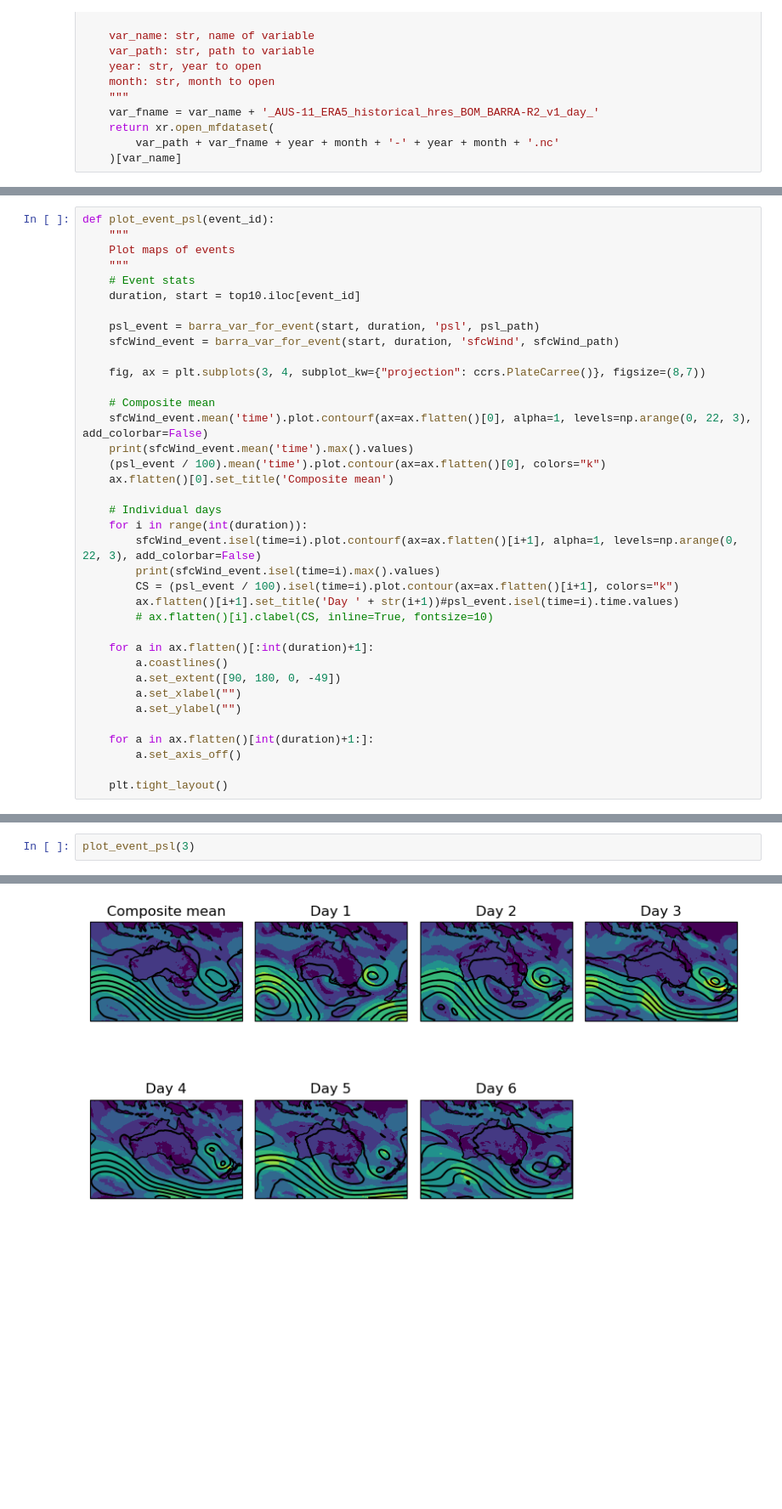
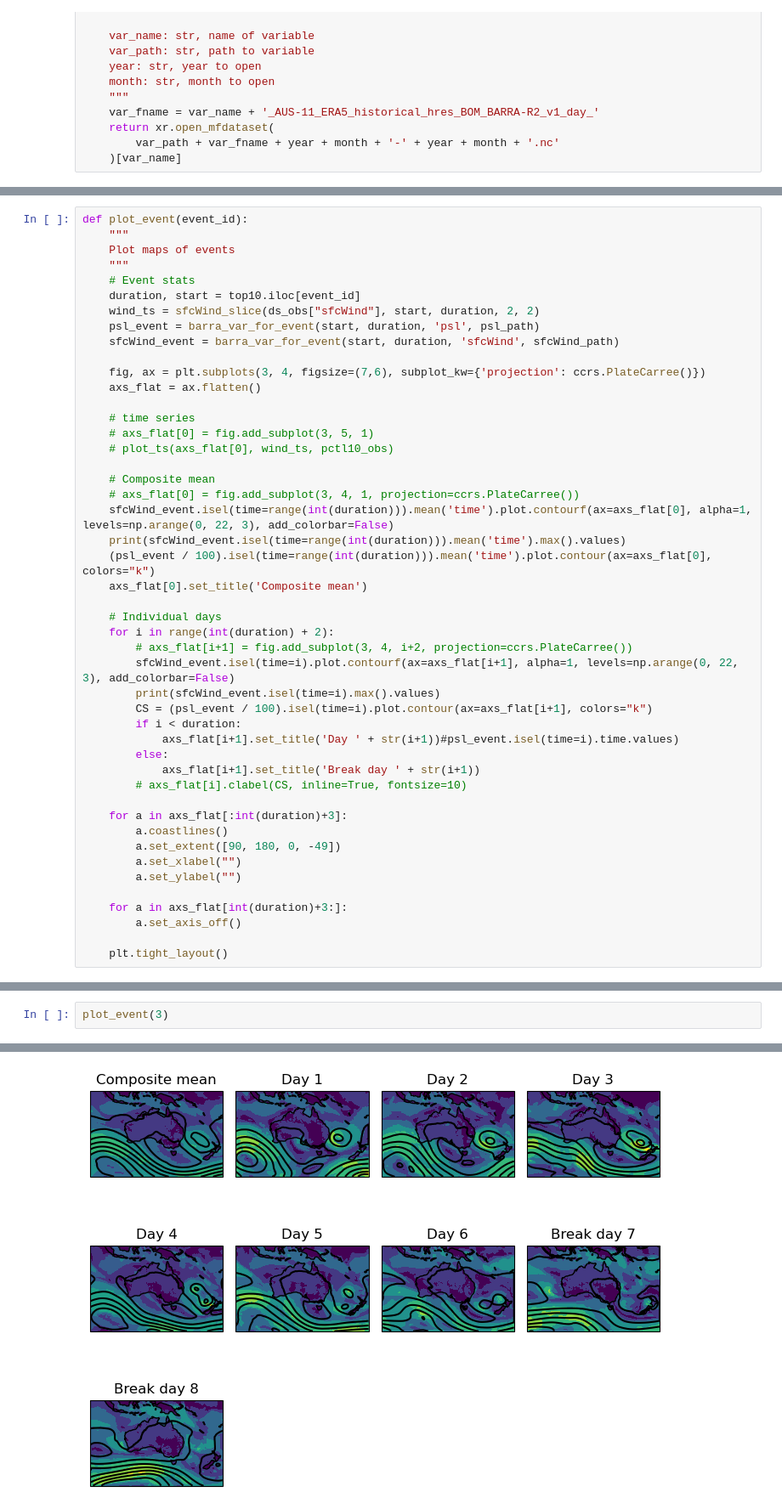
Before and after one commit to dougrichardson/wind_drought, a Jupyter notebook: 12_BARRA_analysis.ipynb, the cells around one changed output, grey strips where cells are left out. Shown at 85% size. Cells and saved outputs as stored; diff of their text form; blank space fills up the shorter version.

Commit message:
Event time series

```diff
--- a/12_BARRA_analysis.ipynb
+++ b/12_BARRA_analysis.ipynb
@@ -181,37 +210,47 @@ def barra_var_for_event(event_start, event_duration, var_name, var_path):
 # %%
-def plot_event_psl(event_id):
+def plot_event(event_id):
     """
     Plot maps of events
     """
     # Event stats
     duration, start = top10.iloc[event_id]
-
+    wind_ts = sfcWind_slice(ds_obs["sfcWind"], start, duration, 2, 2)
     psl_event = barra_var_for_event(start, duration, 'psl', psl_path)
     sfcWind_event = barra_var_for_event(start, duration, 'sfcWind', sfcWind_path)
 
-    fig, ax = plt.subplots(3, 4, subplot_kw={"projection": ccrs.PlateCarree()}, figsize=(8,7))
+    fig, ax = plt.subplots(3, 4, figsize=(7,6), subplot_kw={'projection': ccrs.PlateCarree()})
+    axs_flat = ax.flatten()
+
+    # time series
+    # axs_flat[0] = fig.add_subplot(3, 5, 1)
+    # plot_ts(axs_flat[0], wind_ts, pctl10_obs)
 
     # Composite mean
-    sfcWind_event.mean('time').plot.contourf(ax=ax.flatten()[0], alpha=1, levels=np.arange(0, 22, 3), add_colorbar=False)
-    print(sfcWind_event.mean('time').max().values)
-    (psl_event / 100).mean('time').plot.contour(ax=ax.flatten()[0], colors="k")
-    ax.flatten()[0].set_title('Composite mean')
+    # axs_flat[0] = fig.add_subplot(3, 4, 1, projection=ccrs.PlateCarree())
+    sfcWind_event.isel(time=range(int(duration))).mean('time').plot.contourf(ax=axs_flat[0], alpha=1, levels=np.arange(0, 22, 3), add_colorbar=False)
+    print(sfcWind_event.isel(time=range(int(duration))).mean('time').max().values)
+    (psl_event / 100).isel(time=range(int(duration))).mean('time').plot.contour(ax=axs_flat[0], colors="k")
+    axs_flat[0].set_title('Composite mean')
 
     # Individual days
-    for i in range(int(duration)):
-        sfcWind_event.isel(time=i).plot.contourf(ax=ax.flatten()[i+1], alpha=1, levels=np.arange(0, 22, 3), add_colorbar=False)
+    for i in range(int(duration) + 2):
+        # axs_flat[i+1] = fig.add_subplot(3, 4, i+2, projection=ccrs.PlateCarree())
+        sfcWind_event.isel(time=i).plot.contourf(ax=axs_flat[i+1], alpha=1, levels=np.arange(0, 22, 3), add_colorbar=False)
         print(sfcWind_event.isel(time=i).max().values)
-        CS = (psl_event / 100).isel(time=i).plot.contour(ax=ax.flatten()[i+1], colors="k")
-        ax.flatten()[i+1].set_title('Day ' + str(i+1))#psl_event.isel(time=i).time.values)
-        # ax.flatten()[i].clabel(CS, inline=True, fontsize=10)
+        CS = (psl_event / 100).isel(time=i).plot.contour(ax=axs_flat[i+1], colors="k")
+        if i < duration:
+            axs_flat[i+1].set_title('Day ' + str(i+1))#psl_event.isel(time=i).time.values)
+        else:
+            axs_flat[i+1].set_title('Break day ' + str(i+1))
+        # axs_flat[i].clabel(CS, inline=True, fontsize=10)
 
-    for a in ax.flatten()[:int(duration)+1]:
+    for a in axs_flat[:int(duration)+3]:
         a.coastlines()
         a.set_extent([90, 180, 0, -49])
         a.set_xlabel("")
         a.set_ylabel("")
 
-    for a in ax.flatten()[int(duration)+1:]:
+    for a in axs_flat[int(duration)+3:]:
         a.set_axis_off()
 
     plt.tight_layout()
@@ -258,5 +336,5 @@ plot_event_psl(2)
 # %%
-plot_event_psl(3)
+plot_event(3)
 # %% [output]
 14.055338541666666
 18.5390625
@@ -268 +348 @@ plot_event_psl(3)
-[figure, old version]
+[figure, new version]
```
Also changed, not shown: parts of 13 cells of this notebook, 1 other file.
